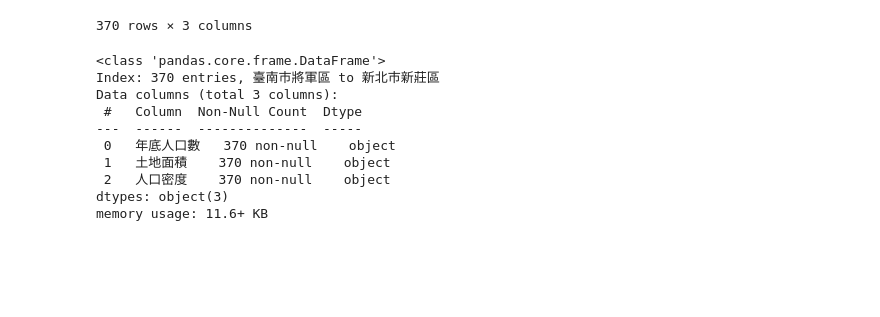
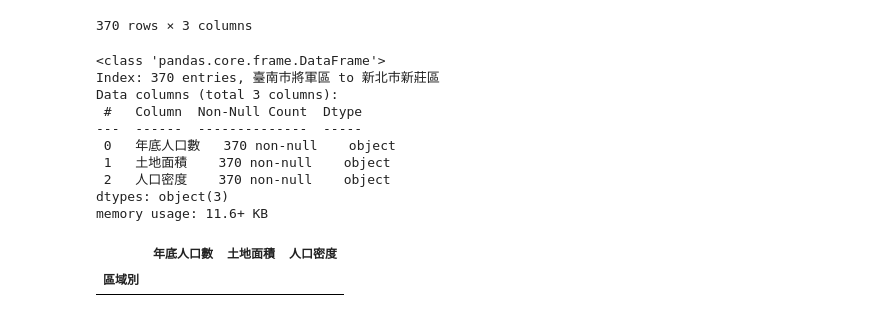
Before and after one commit to Lainie888/2023_07_27, a Jupyter notebook: lesson18_4.ipynb, the cells around one changed output. Drawn from its saved outputs; the diff is of its cells as text; code cells hidden in the pictures; blank space fills up the shorter version.

```diff
--- a/lesson18_4.ipynb
+++ b/lesson18_4.ipynb
@@ -152,3 +152,8 @@ Data columns (total 3 columns):
  2   人口密度    370 non-null    object
 dtypes: object(3)
 memory usage: 11.6+ KB
+# %%
+frame2[frame2["年底人口數"] == "..."]
+# %% [output]
+|  | 年底人口數 | 土地面積 | 人口密度 |
+| 區域別 |  |  |  |
```
Also changed, not shown: parts of 5 cells of this notebook.
